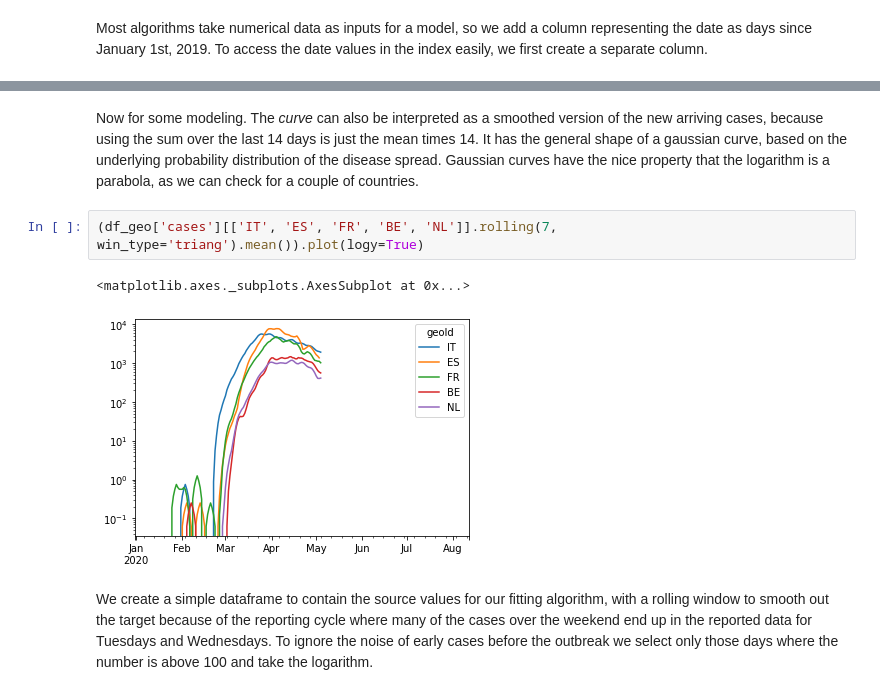
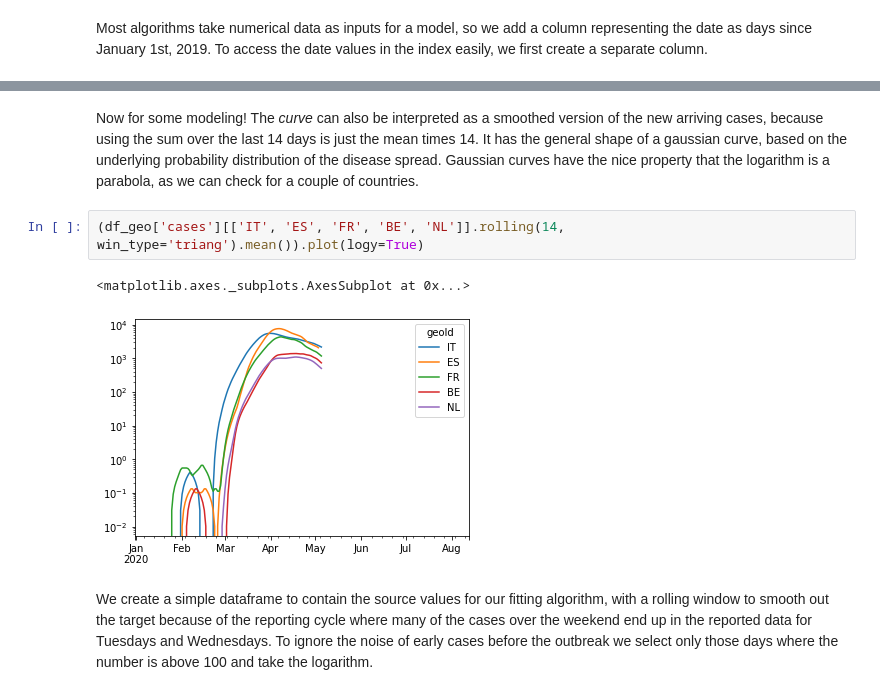
Before and after one commit to R3dje/COVID19, a Jupyter notebook: Modelmulti.ipynb, the cells around one changed output, grey strips where cells are left out. Cells and saved outputs as stored; diff of their text form.

```diff
--- a/Modelmulti.ipynb
+++ b/Modelmulti.ipynb
@@ -119,11 +119,11 @@ max      589.000000
 Name: daynum, dtype: float64
 # %% [markdown]
-Now for some modeling. The _curve_ can also be interpreted as a smoothed version of the new arriving cases, because using the sum over the last 14 days is just the mean times 14. It has the general shape of a gaussian curve, based on the underlying probability distribution of the disease spread. Gaussian curves have the nice property that the logarithm is a parabola, as we can check for a couple of countries.
+Now for some modeling! The _curve_ can also be interpreted as a smoothed version of the new arriving cases, because using the sum over the last 14 days is just the mean times 14. It has the general shape of a gaussian curve, based on the underlying probability distribution of the disease spread. Gaussian curves have the nice property that the logarithm is a parabola, as we can check for a couple of countries.
 # %%
-(df_geo['cases'][['IT', 'ES', 'FR', 'BE', 'NL']].rolling(7, win_type='triang').mean()).plot(logy=True)
+(df_geo['cases'][['IT', 'ES', 'FR', 'BE', 'NL']].rolling(14, win_type='triang').mean()).plot(logy=True)
 # %% [output]
 <matplotlib.axes._subplots.AxesSubplot at 0x...>
-[figure, old version]
+[figure, new version]
 # %% [markdown]
 We create a simple dataframe to contain the source values for our fitting algorithm, with a rolling window to smooth out the target because of the reporting cycle where many of the cases over the weekend end up in the reported data for Tuesdays and Wednesdays. To ignore the noise of early cases before the outbreak we select only those days where the number is above 100 and take the logarithm.
 # %% [markdown]
```
Also changed, not shown: parts of 8 cells of this notebook, 5 other files.
